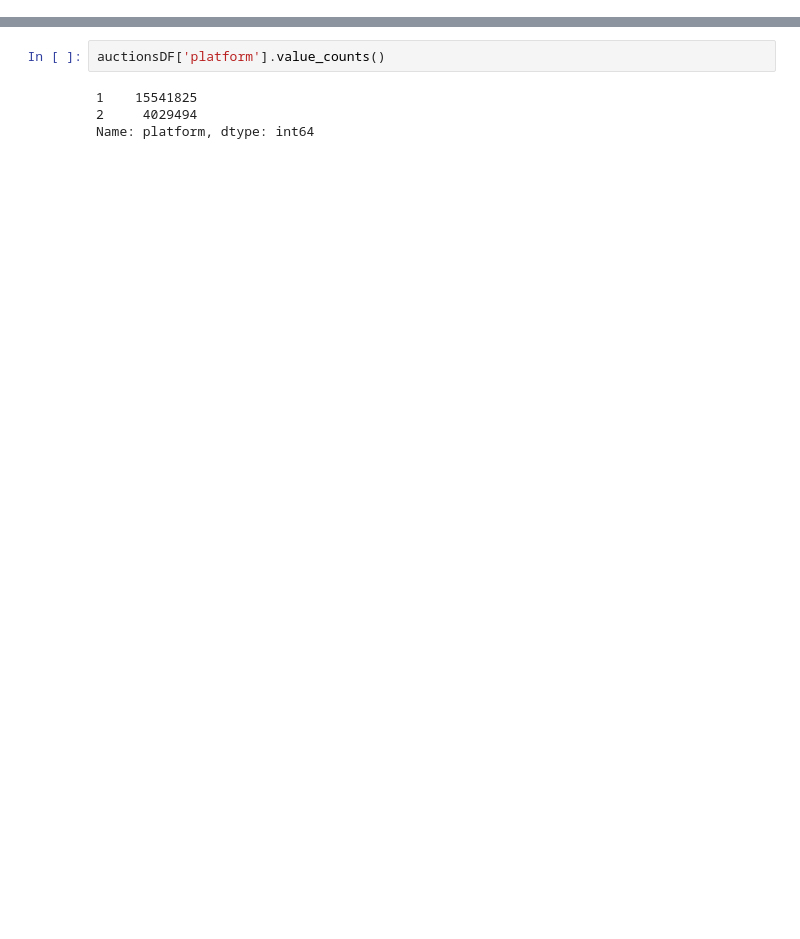
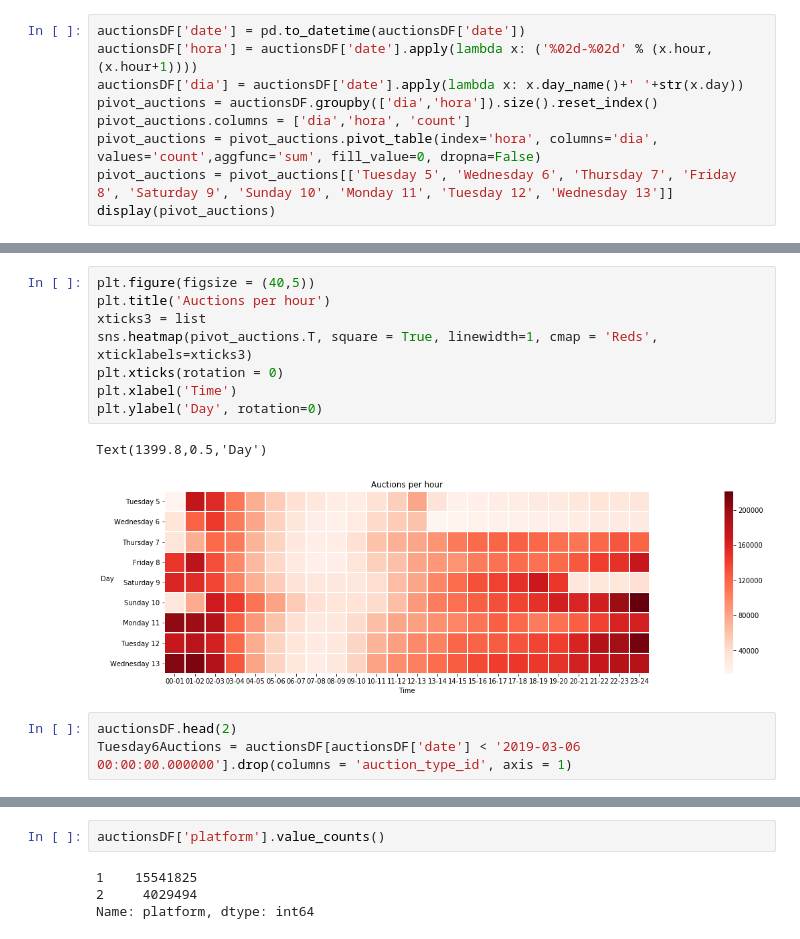
Before and after one commit to bebetosaba/7506-datos-1C2019, a Jupyter notebook: TP1/analisis.ipynb, the cells around one changed output, grey strips where cells are left out. Drawn from its saved outputs; the diff is of its cells as text; blank space fills up the shorter version.

```diff
--- a/TP1/analisis.ipynb
+++ b/TP1/analisis.ipynb
@@ -70,0 +1010,9 @@ auctionsDF.head(5)
+# %%
+auctionsDF['date'] = pd.to_datetime(auctionsDF['date'])
+auctionsDF['hora'] = auctionsDF['date'].apply(lambda x: ('%02d-%02d' % (x.hour, (x.hour+1))))
+auctionsDF['dia'] = auctionsDF['date'].apply(lambda x: x.day_name()+' '+str(x.day))
+pivot_auctions = auctionsDF.groupby(['dia','hora']).size().reset_index()
+pivot_auctions.columns = ['dia','hora', 'count']
+pivot_auctions = pivot_auctions.pivot_table(index='hora', columns='dia', values='count',aggfunc='sum', fill_value=0, dropna=False)
+pivot_auctions = pivot_auctions[['Tuesday 5', 'Wednesday 6', 'Thursday 7', 'Friday 8', 'Saturday 9', 'Sunday 10', 'Monday 11', 'Tuesday 12', 'Wednesday 13']]
+display(pivot_auctions)
@@ -70,0 +1038,14 @@ auctionsDF.head(5)
+# %%
+plt.figure(figsize = (40,5))
+plt.title('Auctions per hour')
+xticks3 = list
+sns.heatmap(pivot_auctions.T, square = True, linewidth=1, cmap = 'Reds', xticklabels=xticks3)
+plt.xticks(rotation = 0)
+plt.xlabel('Time')
+plt.ylabel('Day', rotation=0)
+# %% [output]
+Text(1399.8,0.5,'Day')
+[figure, added]
+# %%
+auctionsDF.head(2)
+Tuesday6Auctions = auctionsDF[auctionsDF['date'] < '2019-03-06 00:00:00.000000'].drop(columns = 'auction_type_id', axis = 1)
```
Also changed, not shown: parts of 193 cells of this notebook.
